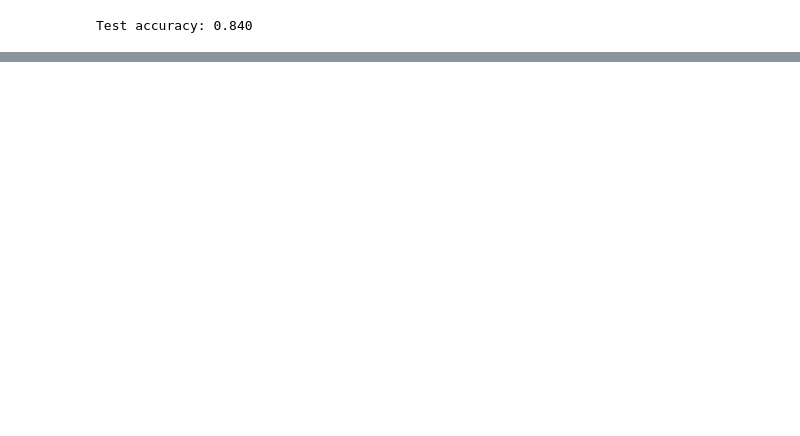
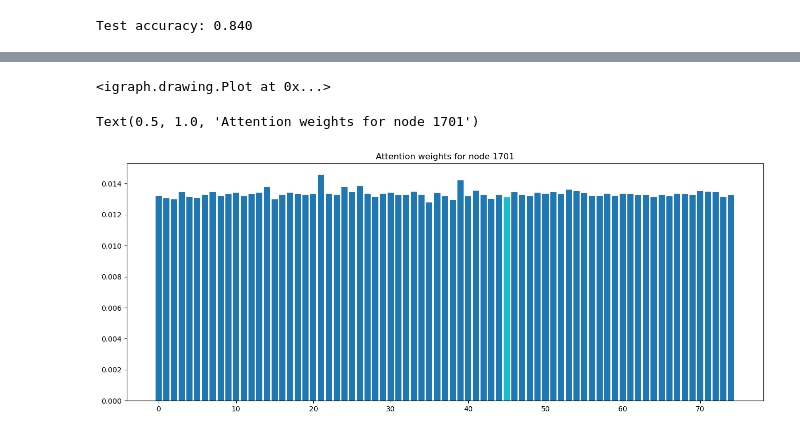
Before and after one commit to lucabeetz/gat, a Jupyter notebook: exploring_gat.ipynb, the cells around one changed output, grey strips where cells are left out. Saved outputs shown, nothing was run; the diff lists cells and outputs as text; code cells hidden in the pictures; blank space fills up the shorter version.

```diff
--- a/exploring_gat.ipynb
+++ b/exploring_gat.ipynb
@@ -124,0 +147,39 @@ Test accuracy: 0.840
+# %%
+import igraph as ig
+
+layer_index = 0
+head_index = 0
+node_index = 1701
+
+# Get attention weights for specific layer, head and node
+node_att_coeffs = att_coeffs[layer_index][head_index, node_index]
+
+# Get weights and labels of attended nodes
+attended_node_indices = jnp.nonzero(node_att_coeffs)[0]
+attended_node_labels = test_data.labels.take(attended_node_indices)
+attended_node_weights = node_att_coeffs.take(attended_node_indices)
+
+# Create igraph for visualisation
+graph = ig.Graph()
+graph.add_vertices(len(attended_node_indices))
+graph.add_edges([(i, 0) for i in range(len(attended_node_indices))])
+
+graph_style = {
+    'edge_width': attended_node_weights.tolist(),
+    'vertex_color': [plt.get_cmap('tab10')(i) for i in attended_node_labels],
+    'layout': graph.layout_reingold_tilford_circular()
+}
+
+ig.plot(graph, **graph_style)
+# %% [output]
+<igraph.drawing.Plot at 0x...>
+# %%
+color_mask = np.zeros_like(attended_node_weights)
+color_mask[np.where(attended_node_indices == node_index)] = 1
+
+plt.figure(figsize=(16, 6))
+plt.bar(range(len(attended_node_indices)), attended_node_weights, color=[plt.get_cmap('tab10')(i) for i in color_mask])
+plt.title(f'Attention weights for node {node_index}')
+# %% [output]
+Text(0.5, 1.0, 'Attention weights for node 1701')
+[figure, added]
```
Also changed, not shown: parts of 3 cells of this notebook, 1 other file.
